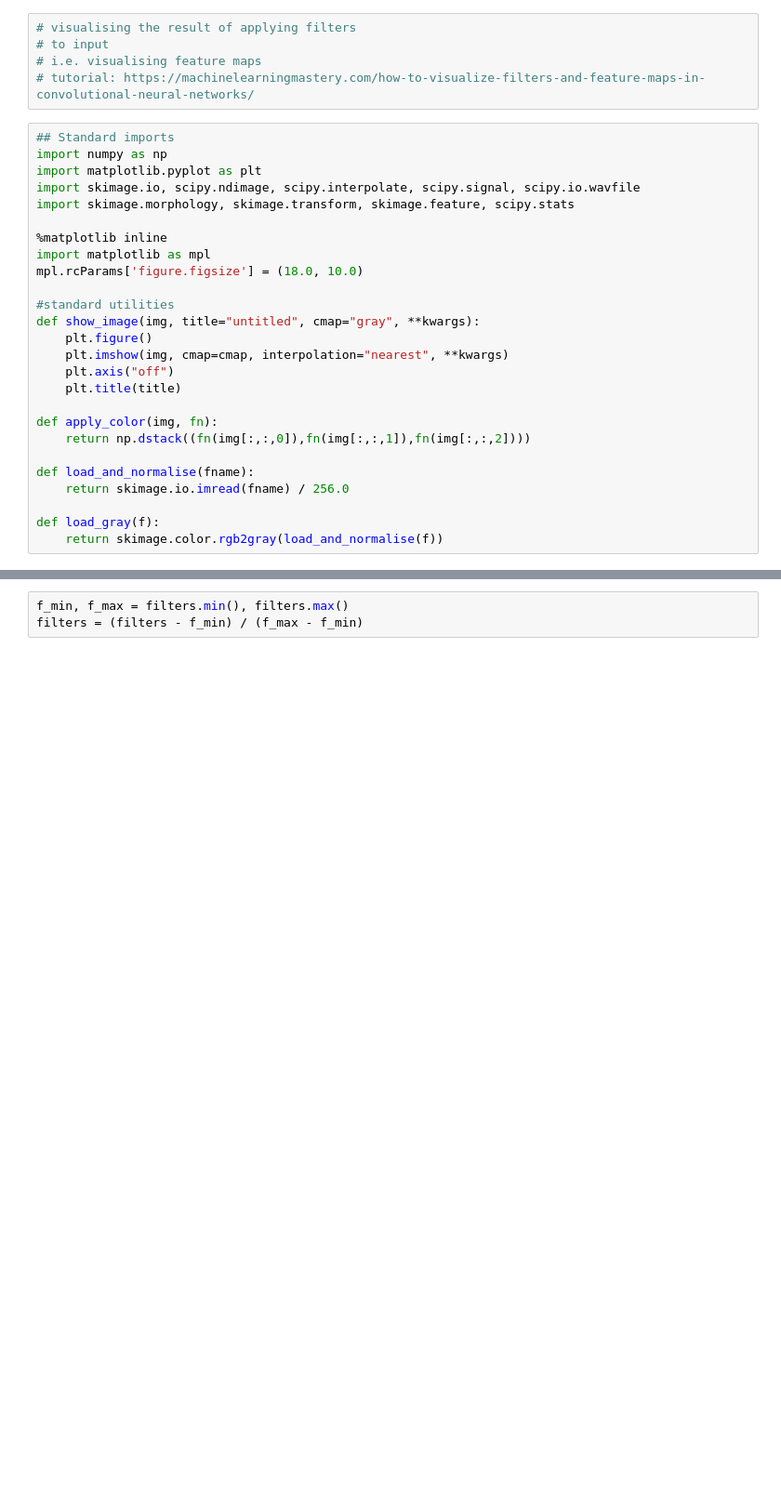
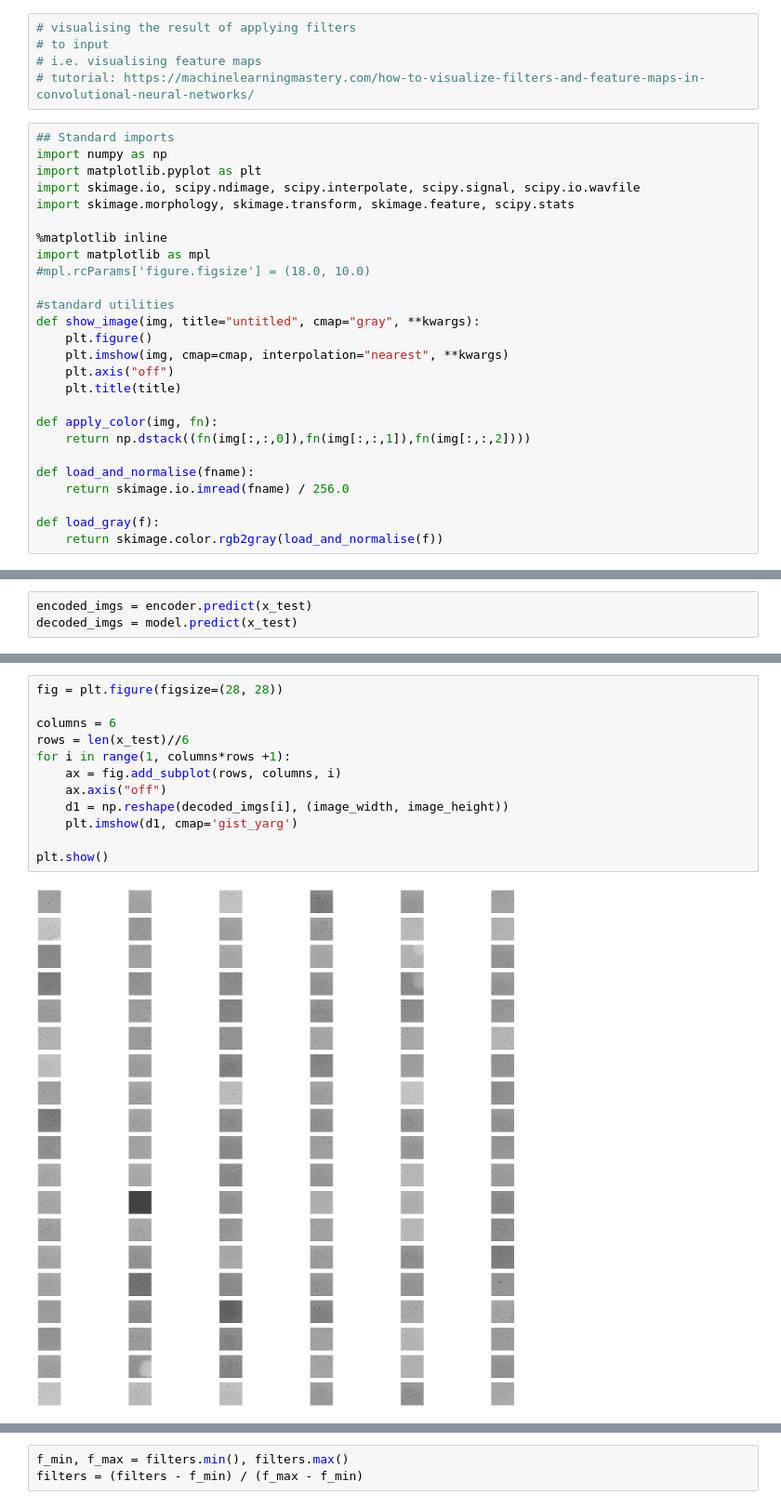
Before and after one commit to leonore/deep-learning-for-immune-cells, a Jupyter notebook: src/visualise_filters.ipynb, the cells around one changed output, grey strips where cells are left out. Shown at 93% size. Saved outputs shown, nothing was run; the diff lists cells and outputs as text; blank space fills up the shorter version.

```diff
--- a/src/visualise_filters.ipynb
+++ b/src/visualise_filters.ipynb
@@ -12,7 +12,7 @@ import skimage.morphology, skimage.transform, skimage.feature, scipy.stats
 
 %matplotlib inline
 import matplotlib as mpl
-mpl.rcParams['figure.figsize'] = (18.0, 10.0)
+#mpl.rcParams['figure.figsize'] = (18.0, 10.0)
 
 #standard utilities
 def show_image(img, title="untitled", cmap="gray", **kwargs):
@@ -112,0 +111,3 @@ filters, biases = model.layers[1].get_weights()
+# %%
+encoded_imgs = encoder.predict(x_test)
+decoded_imgs = model.predict(x_test)
@@ -112,0 +116,14 @@ filters, biases = model.layers[1].get_weights()
+# %%
+fig = plt.figure(figsize=(28, 28))
+
+columns = 6
+rows = len(x_test)//6
+for i in range(1, columns*rows +1):
+    ax = fig.add_subplot(rows, columns, i)
+    ax.axis("off")
+    d1 = np.reshape(decoded_imgs[i], (image_width, image_height))
+    plt.imshow(d1, cmap='gist_yarg')
+
+plt.show()
+# %% [output]
+[figure, added]
```
Also changed, not shown: parts of 22 cells of this notebook, 2 other files.
